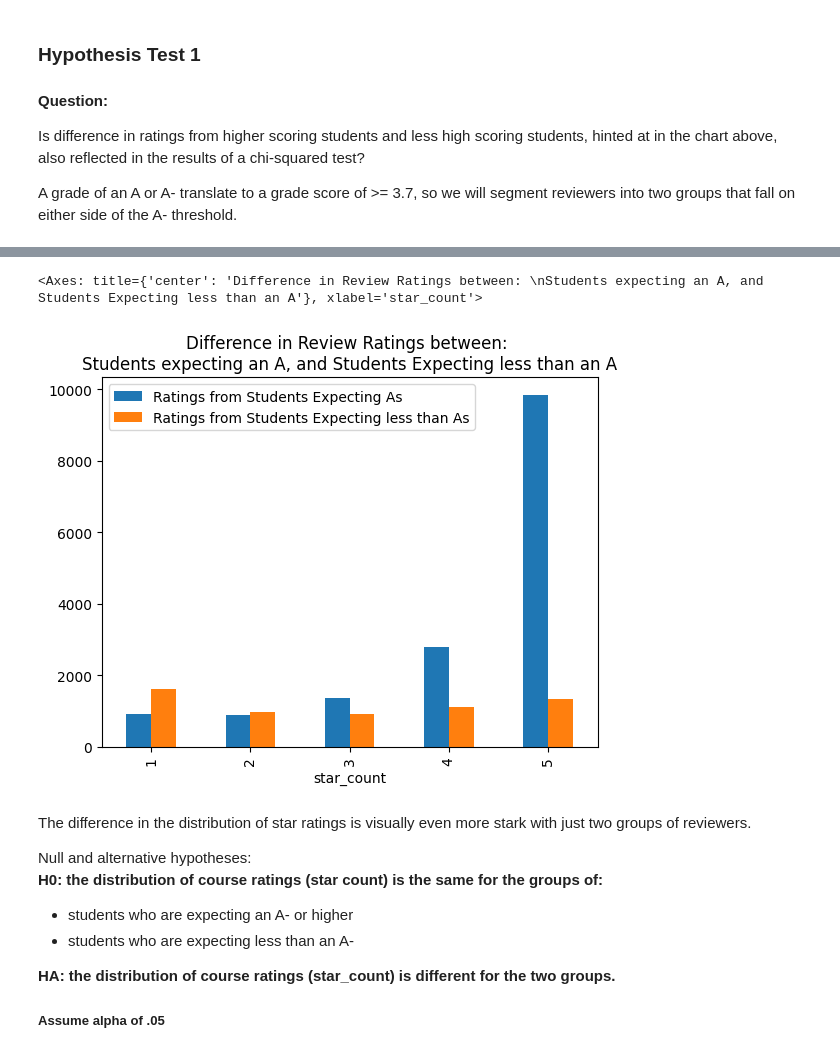
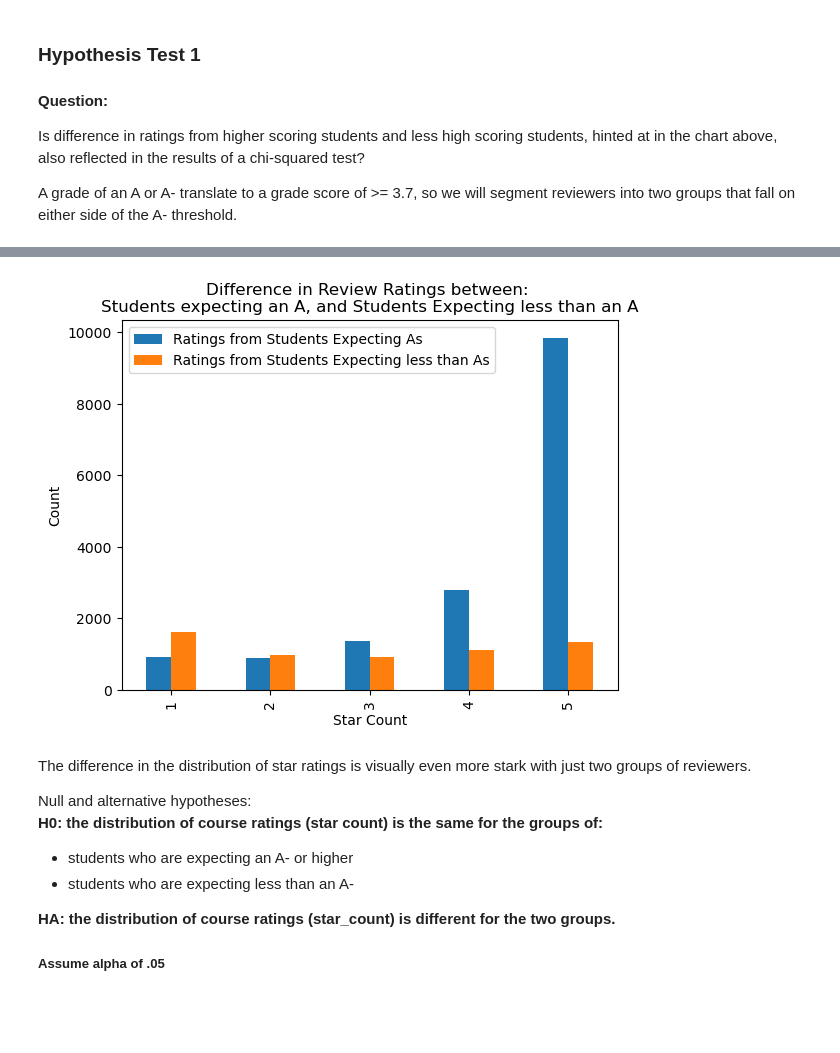
Before and after one commit to ShreenidhiAyinala/Planetterp-Course-Review-Data-Exploration-NLP-Methods, a Jupyter notebook: CMSC320_Final_Project_Checkpoint3(Everything Done from Vasu Side).ipynb, the cells around one changed output, grey strips where cells are left out. Saved outputs shown, nothing was run; the diff lists cells and outputs as text; code cells hidden in the pictures; blank space fills up the shorter version.

```diff
--- a/CMSC320_Final_Project_Checkpoint3(Everything Done from Vasu Side).ipynb
+++ b/CMSC320_Final_Project_Checkpoint3(Everything Done from Vasu Side).ipynb
@@ -454,9 +515,11 @@ crosstab
 | 5 | 9846 | 1352 |
 # %%
 crosstab.plot(kind="bar", title="Difference in Review Ratings between: \nStudents expecting an A, and Students Expecting less than an A")
+plt.xlabel('Star Count')
+plt.ylabel('Count')
+plt.show()
 # %% [output]
-<Axes: title={'center': 'Difference in Review Ratings between: \nStudents expecting an A, and Students Expecting less than an A'}, xlabel='star_count'>
-[figure, old version]
+[figure, new version]
 # %% [markdown]
 The difference in the distribution of star ratings is visually even more stark with just two groups of reviewers.
 
```
Also changed, not shown: parts of 52 cells of this notebook.
